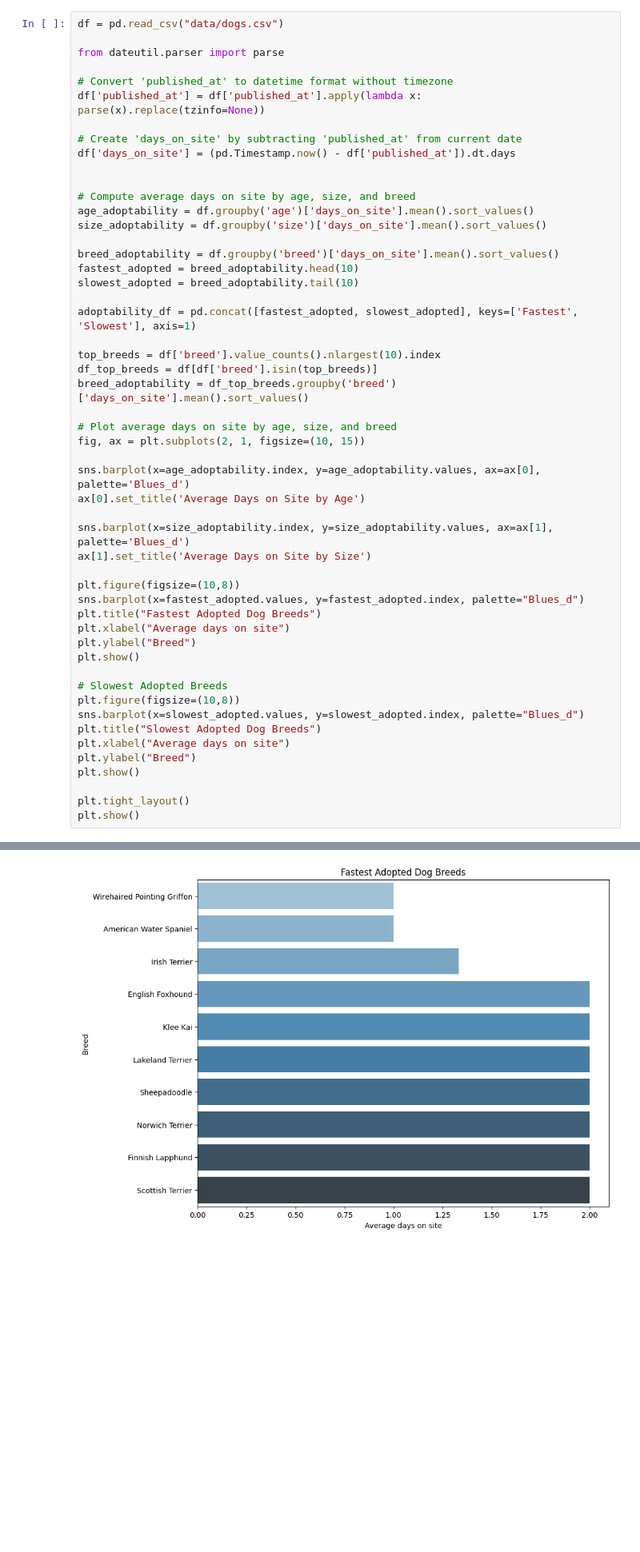
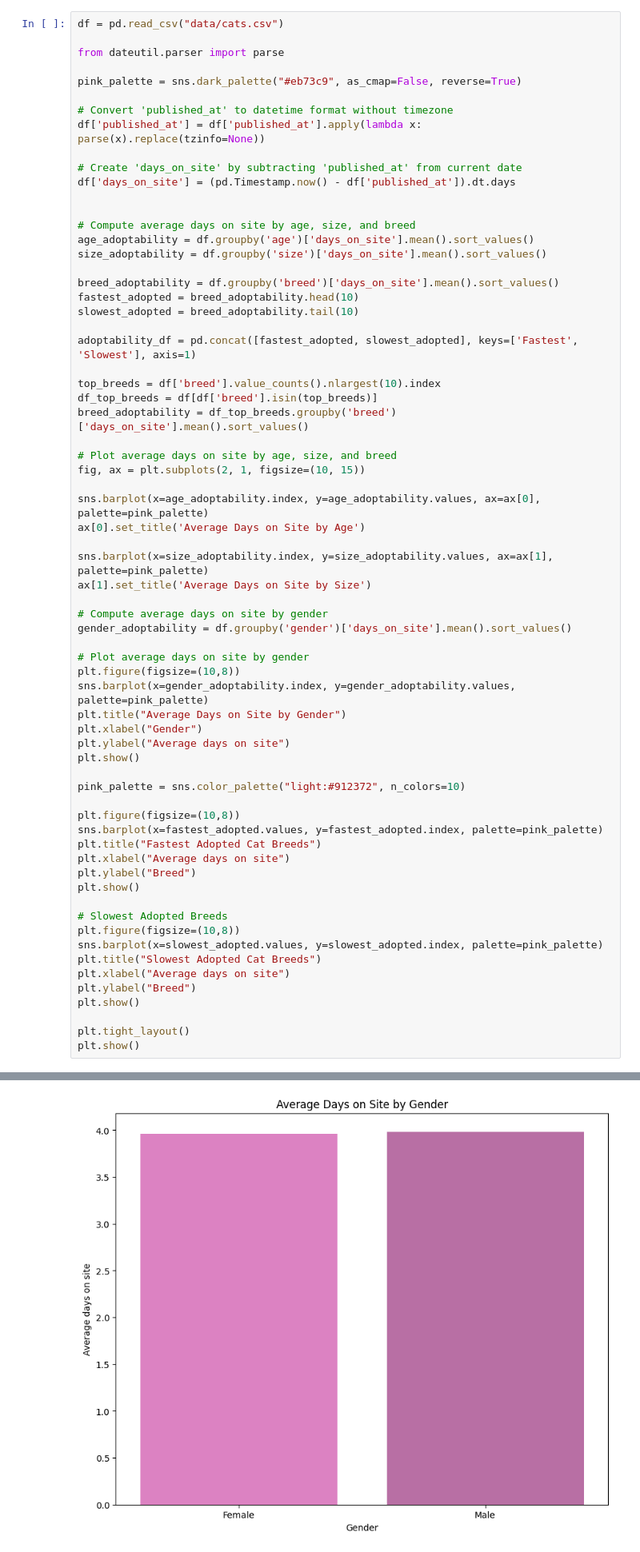
Before and after one commit to violeta-kastreva/pet-adoption-rates-research, a Jupyter notebook: pets-research.ipynb, the cells around one changed output, grey strips where cells are left out. Shown: that part at 80% size. Saved outputs shown, nothing was run; the diff lists cells and outputs as text; blank space fills up the shorter version.

```diff
--- a/pets-research.ipynb
+++ b/pets-research.ipynb
@@ -331,7 +442,9 @@ Let's delve into the analysis and see what our adoptability metric reveals about
 # %%
-df = pd.read_csv("data/dogs.csv")
+df = pd.read_csv("data/cats.csv")
 
 from dateutil.parser import parse
+
+pink_palette = sns.dark_palette("#eb73c9", as_cmap=False, reverse=True)
 
 # Convert 'published_at' to datetime format without timezone
 df['published_at'] = df['published_at'].apply(lambda x: parse(x).replace(tzinfo=None))
@@ -357,23 +470,36 @@ breed_adoptability = df_top_breeds.groupby('breed')['days_on_site'].mean().sort_
 # Plot average days on site by age, size, and breed
 fig, ax = plt.subplots(2, 1, figsize=(10, 15))
 
-sns.barplot(x=age_adoptability.index, y=age_adoptability.values, ax=ax[0], palette='Blues_d')
+sns.barplot(x=age_adoptability.index, y=age_adoptability.values, ax=ax[0], palette=pink_palette)
 ax[0].set_title('Average Days on Site by Age')
 
-sns.barplot(x=size_adoptability.index, y=size_adoptability.values, ax=ax[1], palette='Blues_d')
+sns.barplot(x=size_adoptability.index, y=size_adoptability.values, ax=ax[1], palette=pink_palette)
 ax[1].set_title('Average Days on Site by Size')
 
+# Compute average days on site by gender
+gender_adoptability = df.groupby('gender')['days_on_site'].mean().sort_values()
+
+# Plot average days on site by gender
 plt.figure(figsize=(10,8))
-sns.barplot(x=fastest_adopted.values, y=fastest_adopted.index, palette="Blues_d")
-plt.title("Fastest Adopted Dog Breeds")
+sns.barplot(x=gender_adoptability.index, y=gender_adoptability.values, palette=pink_palette)
+plt.title("Average Days on Site by Gender")
+plt.xlabel("Gender")
+plt.ylabel("Average days on site")
+plt.show()
+
+pink_palette = sns.color_palette("light:#912372", n_colors=10)
+
+plt.figure(figsize=(10,8))
+sns.barplot(x=fastest_adopted.values, y=fastest_adopted.index, palette=pink_palette)
+plt.title("Fastest Adopted Cat Breeds")
 plt.xlabel("Average days on site")
 plt.ylabel("Breed")
 plt.show()
 
 # Slowest Adopted Breeds
 plt.figure(figsize=(10,8))
-sns.barplot(x=slowest_adopted.values, y=slowest_adopted.index, palette="Blues_d")
-plt.title("Slowest Adopted Dog Breeds")
+sns.barplot(x=slowest_adopted.values, y=slowest_adopted.index, palette=pink_palette)
+plt.title("Slowest Adopted Cat Breeds")
 plt.xlabel("Average days on site")
 plt.ylabel("Breed")
 plt.show()
@@ -385 +511 @@ plt.show()
-[figure, old version]
+[figure, new version]
```
Also changed, not shown: parts of 16 cells of this notebook.
